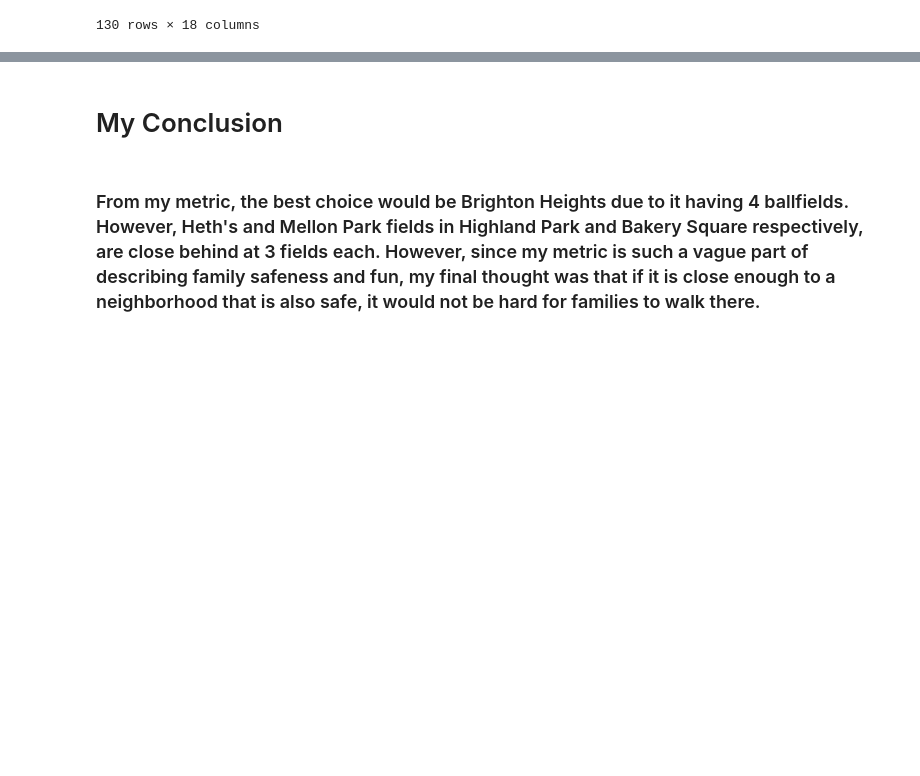
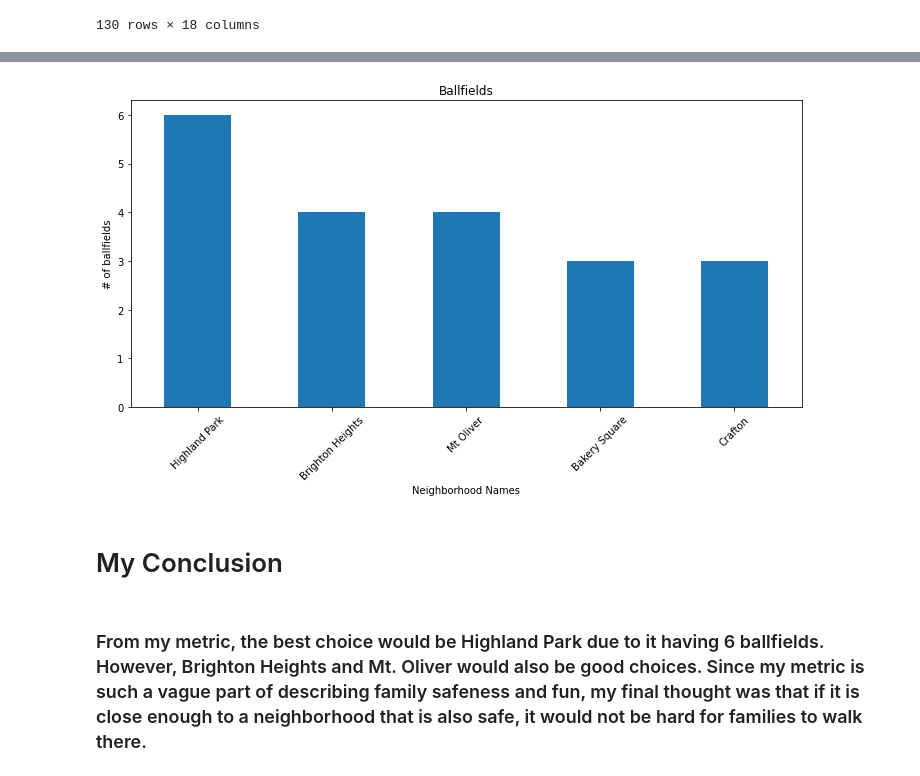
Before and after one commit to eduebaugh/PittsburghFanatics, a Jupyter notebook: BallfieldsPresentation.ipynb, the cells around one changed output, grey strips where cells are left out. Cells and saved outputs as stored; diff of their text form; code cells hidden in the pictures; blank space fills up the shorter version.

```diff
--- a/BallfieldsPresentation.ipynb
+++ b/BallfieldsPresentation.ipynb
@@ -26,4 +47,17 @@ ballfields
+# %%
+ballfieldsNb = pd.read_csv("ballfieldsData-Copy1.csv") #reads the file name and assigns it to variable ballfieldsNb
+value_countsNb = ballfieldsNb["field_name"].value_counts() #assigns counting the field name values to variable value_countsNb
+filtered_countsNb = value_countsNb[value_countsNb > 2] #plots only neighborhoods with 3 or more ballfields
+plt.figure(figsize=(10, 6))  #creating graph size to fit names
+filtered_countsNb.plot(kind='bar') #creating a bar graph
+plt.xticks(rotation=45) #rotating the names on the x axis to a 45 degree angle to prevent overlap
+plt.xlabel('Neighborhood Names') #labeling the x axis as Neighborhood Names
+plt.ylabel('# of ballfields') #labeling the y axis as # of ballfields
+plt.title('Ballfields') #titling the graph as Ballfields
+plt.tight_layout() #adjusts the size of the graph to fit the 10,6 parameters
+# %% [output]
+[figure, added]
 # %% [markdown]
 # My Conclusion
 # %% [markdown]
-### From my metric, the best choice would be Brighton Heights due to it having 4 ballfields. However, Heth's and Mellon Park fields in Highland Park and Bakery Square respectively, are close behind at 3 fields each. However, since my metric is such a vague part of describing family safeness and fun, my final thought was that if it is close enough to a neighborhood that is also safe, it would not be hard for families to walk there.
+### From my metric, the best choice would be Highland Park due to it having 6 ballfields. However, Brighton Heights and Mt. Oliver would also be good choices. Since my metric is such a vague part of describing family safeness and fun, my final thought was that if it is close enough to a neighborhood that is also safe, it would not be hard for families to walk there.
```
Also changed, not shown: parts of 6 cells of this notebook.
